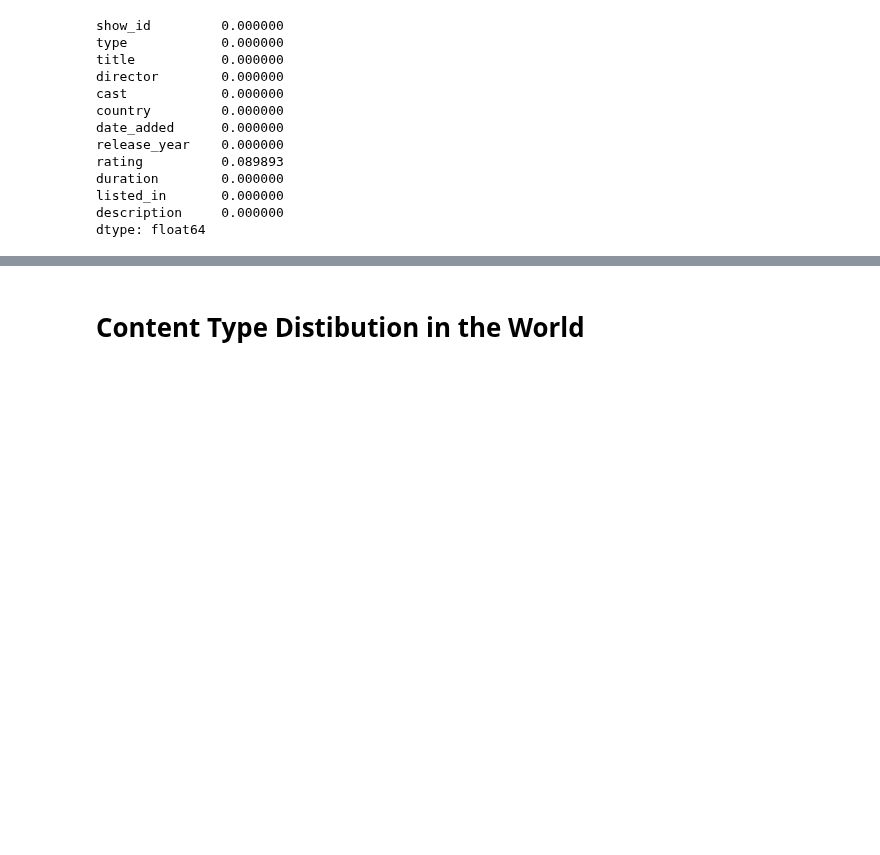
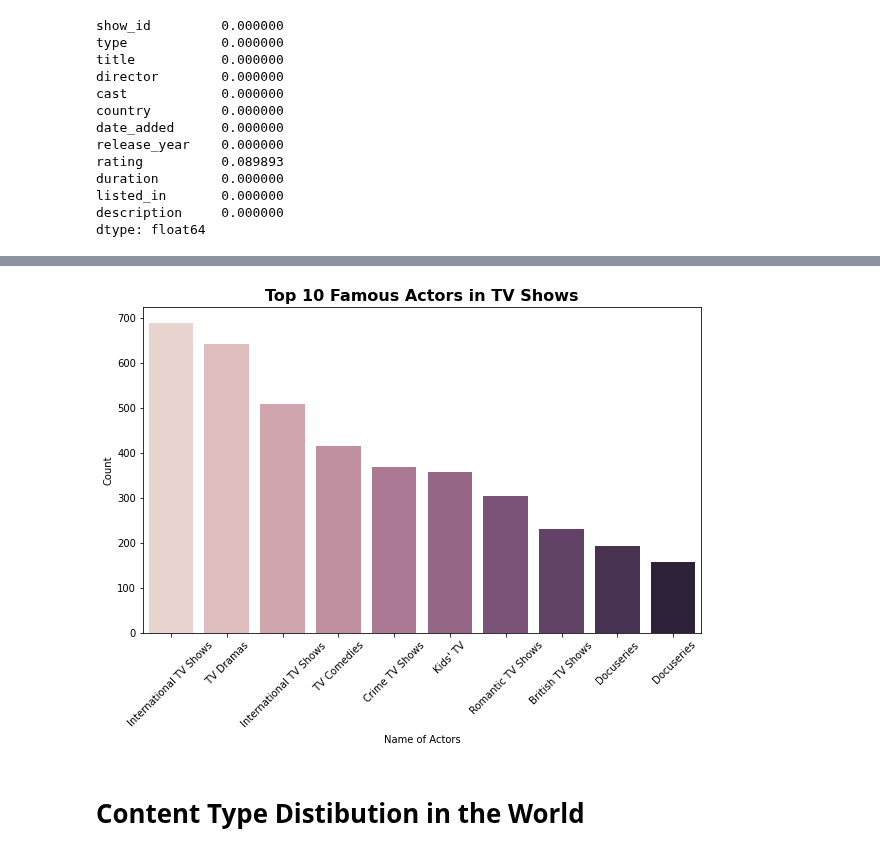
Before and after one commit to AlejandroDeLaCruz/Netflix-Analysis, a Jupyter notebook: Netflix.ipynb, the cells around one changed output, grey strips where cells are left out. Saved outputs shown, nothing was run; the diff lists cells and outputs as text; code cells hidden in the pictures; blank space fills up the shorter version.

```diff
--- a/Netflix.ipynb
+++ b/Netflix.ipynb
@@ -62,0 +119,5 @@ dtype: float64
+# %%
+genre_tv = genre_data[(genre_data['type'] == 'TV Show')].value_counts().nlargest(10).to_frame()
+genre_tv.reset_index(level=[0,1], inplace=True)
+genre_tv.rename(columns = {0: 'count'}, inplace= True)
+genre_tv
@@ -63,3 +136,13 @@ dtype: float64
+# %%
+plt.figure(figsize=(10,6))
+sns.barplot(x = 'genre', y = 'count', data = genre_tv, palette = sns.cubehelix_palette(10))
+plt.title('Top 10 Famous Actors in TV Shows', fontdict = {'fontsize': 16, 'fontweight': 'bold'})
+plt.xlabel('Name of Actors')
+plt.xticks(rotation = 45)
+plt.ylabel('Count')
+plt.show()
+# %% [output]
+[figure, added]
 # %% [markdown]
 # Content Type Distibution in the World
 # %%
```
Also changed, not shown: parts of 6 cells of this notebook.
